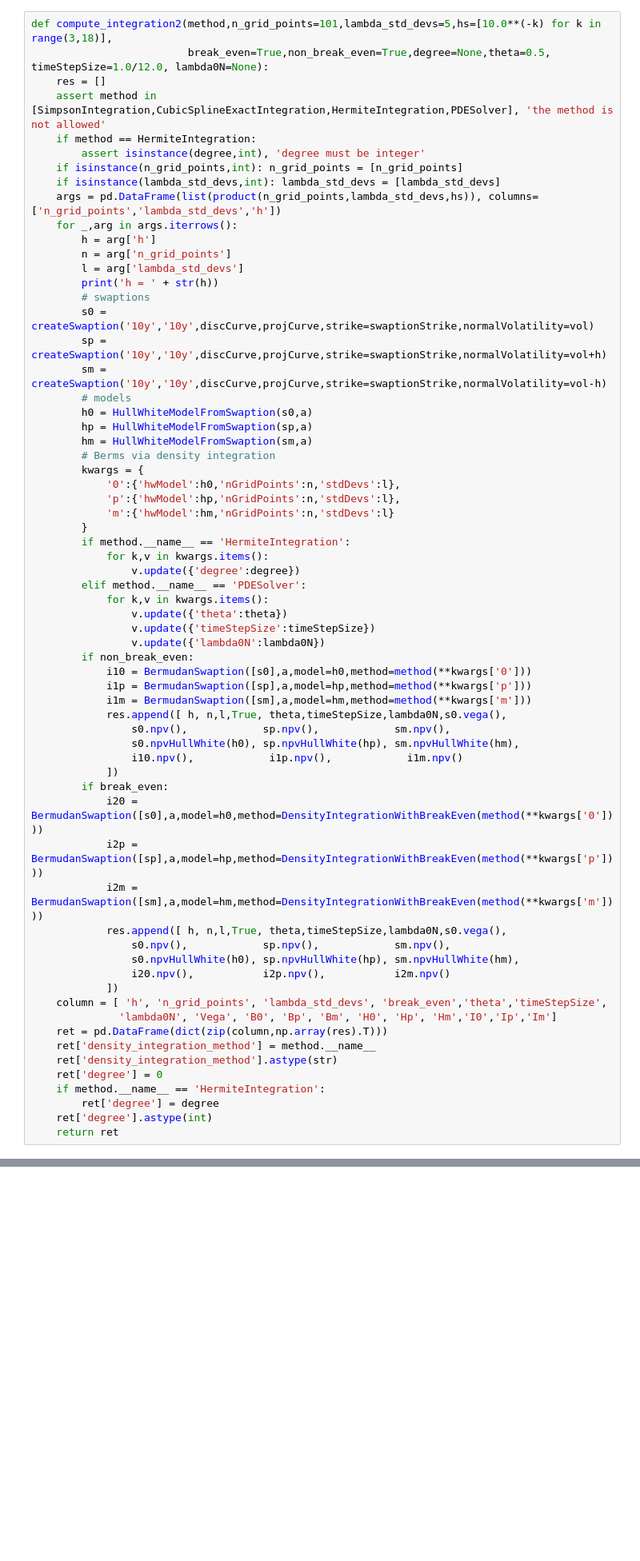
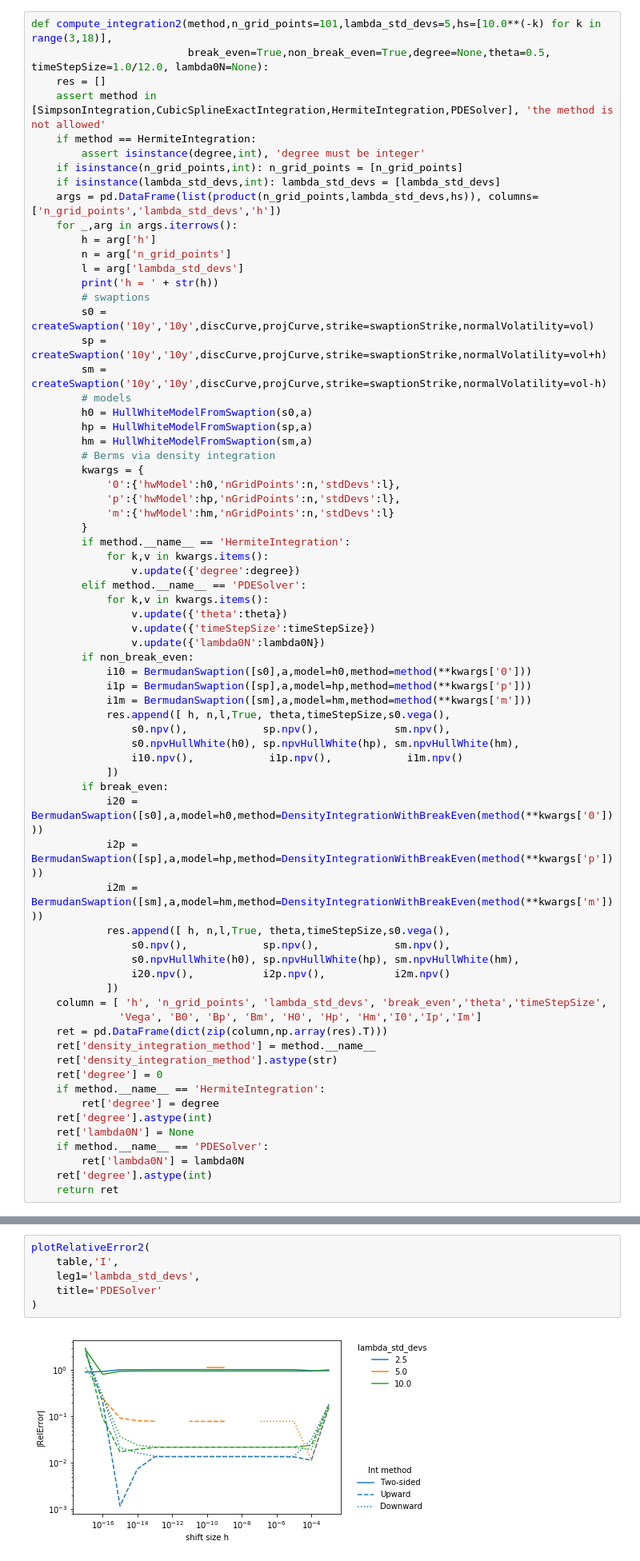
Before and after one commit to sschlenkrich/QuantLibPython, a Jupyter notebook: hom62.ipynb, the cells around one changed output, grey strips where cells are left out. Shown at 80% size. Saved outputs shown, nothing was run; the diff lists cells and outputs as text; blank space fills up the shorter version.

```diff
--- a/hom62.ipynb
+++ b/hom62.ipynb
@@ -133,7 +133,7 @@ def compute_integration2(method,n_grid_points=101,lambda_std_devs=5,hs=[10.0**(-
             i10 = BermudanSwaption([s0],a,model=h0,method=method(**kwargs['0']))
             i1p = BermudanSwaption([sp],a,model=hp,method=method(**kwargs['p']))
             i1m = BermudanSwaption([sm],a,model=hm,method=method(**kwargs['m']))
-            res.append([ h, n,l,True, theta,timeStepSize,lambda0N,s0.vega(),
+            res.append([ h, n,l,True, theta,timeStepSize,s0.vega(),
                 s0.npv(),            sp.npv(),            sm.npv(),
                 s0.npvHullWhite(h0), sp.npvHullWhite(hp), sm.npvHullWhite(hm),
                 i10.npv(),            i1p.npv(),            i1m.npv()
@@ -142,13 +142,13 @@ def compute_integration2(method,n_grid_points=101,lambda_std_devs=5,hs=[10.0**(-
             i20 = BermudanSwaption([s0],a,model=h0,method=DensityIntegrationWithBreakEven(method(**kwargs['0'])))
             i2p = BermudanSwaption([sp],a,model=hp,method=DensityIntegrationWithBreakEven(method(**kwargs['p'])))
             i2m = BermudanSwaption([sm],a,model=hm,method=DensityIntegrationWithBreakEven(method(**kwargs['m'])))
-            res.append([ h, n,l,True, theta,timeStepSize,lambda0N,s0.vega(),
+            res.append([ h, n,l,True, theta,timeStepSize,s0.vega(),
                 s0.npv(),            sp.npv(),            sm.npv(),
                 s0.npvHullWhite(h0), sp.npvHullWhite(hp), sm.npvHullWhite(hm),
                 i20.npv(),           i2p.npv(),           i2m.npv()
             ])
     column = [ 'h', 'n_grid_points', 'lambda_std_devs', 'break_even','theta','timeStepSize',
-              'lambda0N', 'Vega', 'B0', 'Bp', 'Bm', 'H0', 'Hp', 'Hm','I0','Ip','Im']
+              'Vega', 'B0', 'Bp', 'Bm', 'H0', 'Hp', 'Hm','I0','Ip','Im']
     ret = pd.DataFrame(dict(zip(column,np.array(res).T)))
     ret['density_integration_method'] = method.__name__
     ret['density_integration_method'].astype(str)
@@ -156,6 +156,10 @@ def compute_integration2(method,n_grid_points=101,lambda_std_devs=5,hs=[10.0**(-
     if method.__name__ == 'HermiteIntegration':
         ret['degree'] = degree
     ret['degree'].astype(int)
+    ret['lambda0N'] = None
+    if method.__name__ == 'PDESolver':
+        ret['lambda0N'] = lambda0N
+    ret['degree'].astype(int)
     return ret
 # %%
 def compute_integration2_multiple(n_grid_points=[101],lambda_std_devs=[5],hs=[10.0**(-k) for k in range(3,18)],
@@ -569,0 +567,8 @@ plotRelativeError2(
+# %%
+plotRelativeError2(
+    table,'I',
+    leg1='lambda_std_devs',
+    title='PDESolver'
+)
+# %% [output]
+[figure, added]
```
Also changed, not shown: parts of 23 cells of this notebook.
